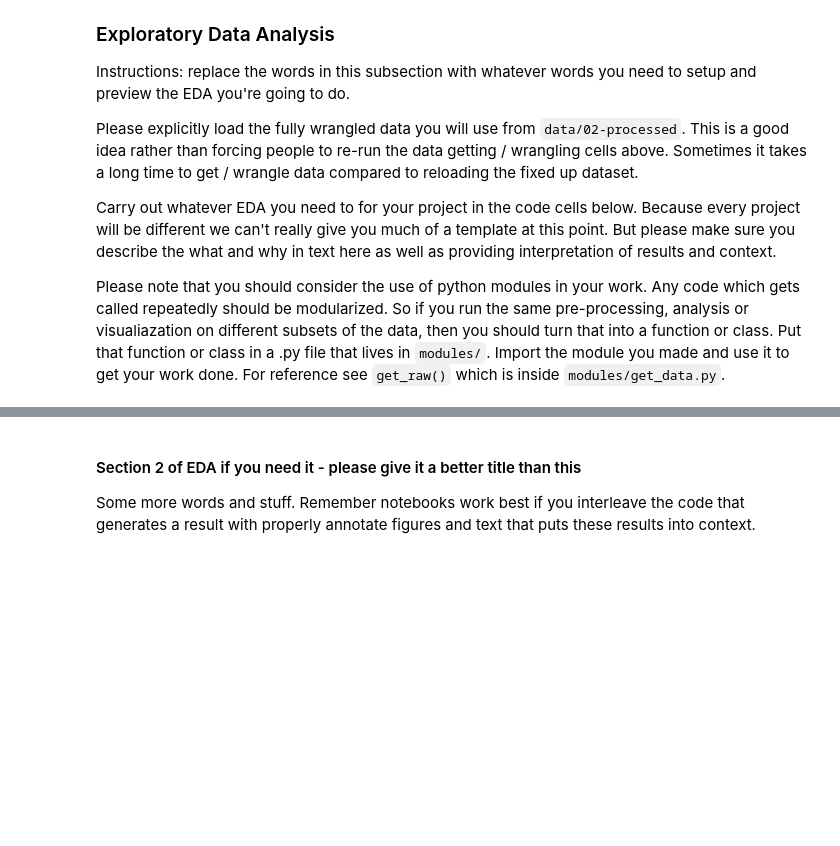
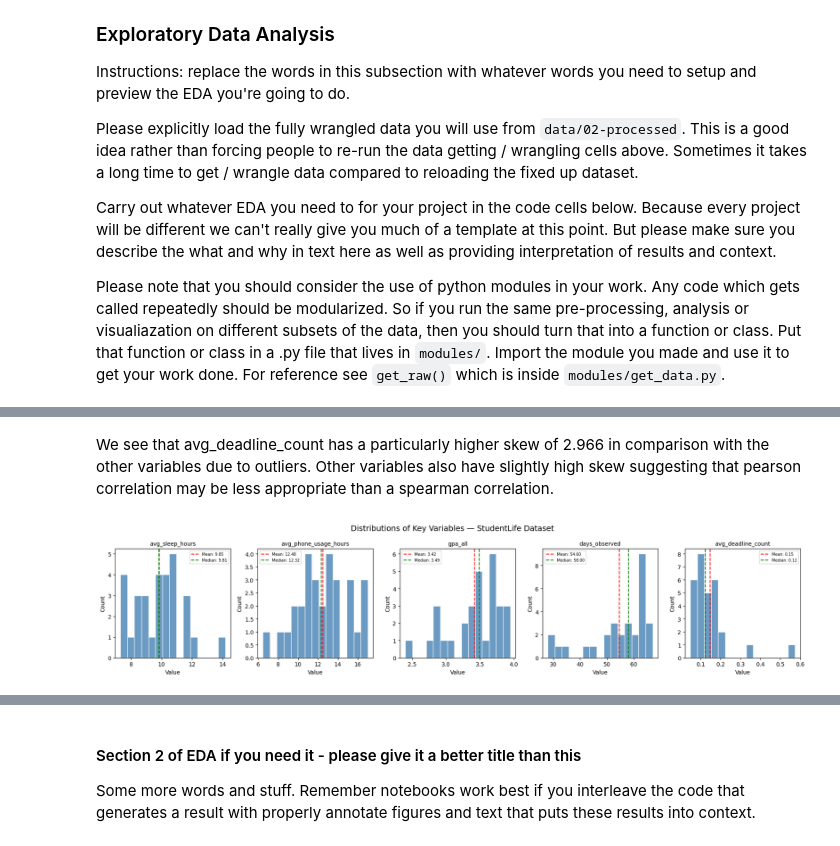
Before and after one commit to AnEpiphanyMaybe/sleep-screen-time-analysis, a Jupyter notebook: 02-EDACheckpoint.ipynb, the cells around one changed output, grey strips where cells are left out. Cells and saved outputs as stored; diff of their text form; code cells hidden in the pictures; blank space fills up the shorter version.

```diff
--- a/02-EDACheckpoint.ipynb
+++ b/02-EDACheckpoint.ipynb
@@ -445,0 +709,11 @@ Some more words and stuff.  Remember notebooks work best if you interleave the c
+# %%
+studentlife_vars = ['avg_sleep_hours', 'avg_phone_usage_hours', 'gpa_all', 'days_observed', 'avg_deadline_count']
+
+# ── Summary statistics and skewness ─────────────────────────────────────
+print("=== Summary Statistics ===")
+print(user_behavior[studentlife_vars].describe().round(3))
+
+print("\n=== Skewness ===")
+for col in studentlife_vars:
+    skew = user_behavior[col].skew()
+    print(f"{col}: {skew:.3f}")
@@ -445,0 +738,21 @@ Some more words and stuff.  Remember notebooks work best if you interleave the c
+# %% [markdown]
+We see that avg_deadline_count has a particularly higher skew of 2.966 in comparison with the other variables due to outliers. Other variables also have slightly high skew suggesting that pearson correlation may be less appropriate than a spearman correlation.
+# %%
+# ── Histograms with mean and median ─────────────────────────────────────
+fig, axes = plt.subplots(1, len(studentlife_vars), figsize=(18, 4))
+for ax, col in zip(axes, studentlife_vars):
+    ax.hist(user_behavior[col].dropna(), bins=15,
+            color='steelblue', edgecolor='white', alpha=0.8)
+    ax.axvline(user_behavior[col].mean(), color='red', linestyle='--',
+               label=f"Mean: {user_behavior[col].mean():.2f}")
+    ax.axvline(user_behavior[col].median(), color='green', linestyle='--',
+               label=f"Median: {user_behavior[col].median():.2f}")
+    ax.set_title(col, fontsize=10)
+    ax.set_xlabel('Value')
+    ax.set_ylabel('Count')
+    ax.legend(fontsize=7)
+plt.suptitle('Distributions of Key Variables — StudentLife Dataset', fontsize=14)
+plt.tight_layout()
+plt.show()
+# %% [output]
+[figure, added]
```
Also changed, not shown: parts of 35 cells of this notebook.
